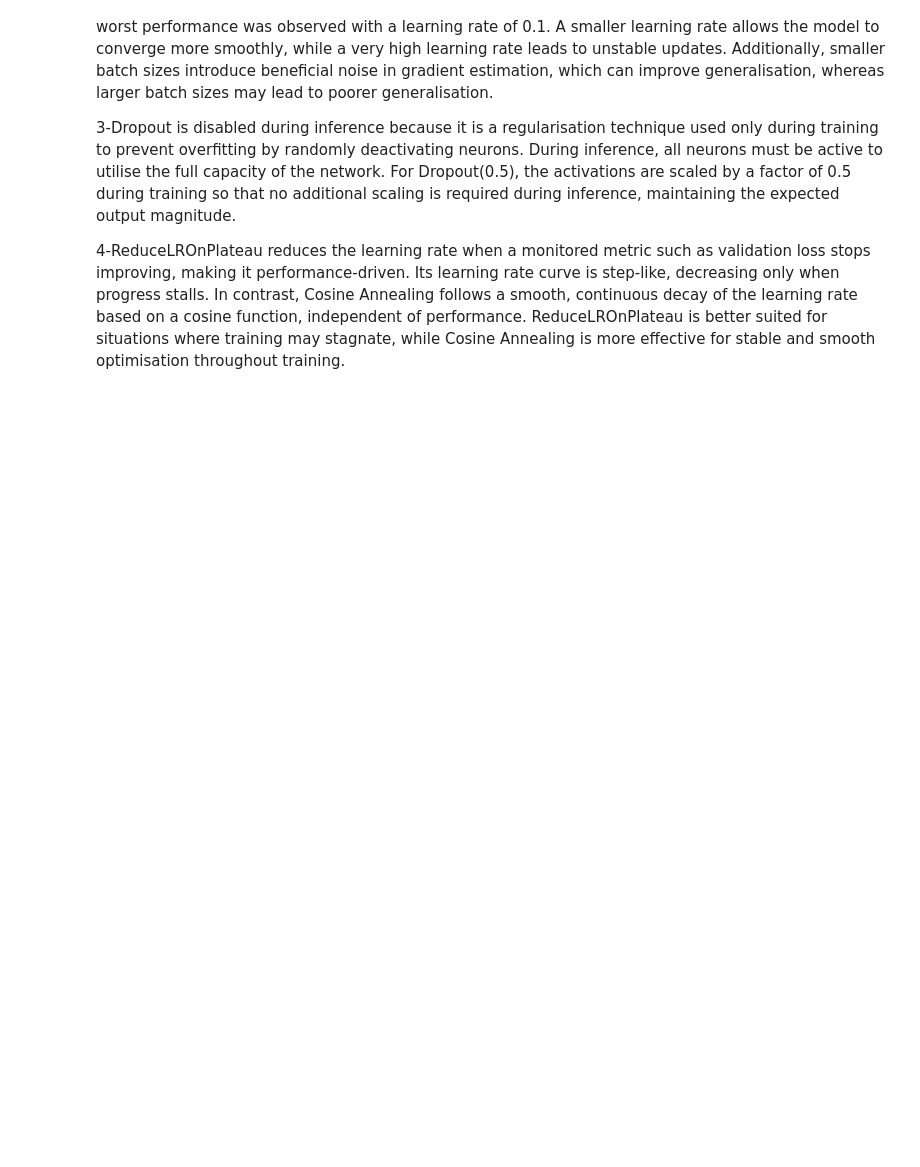
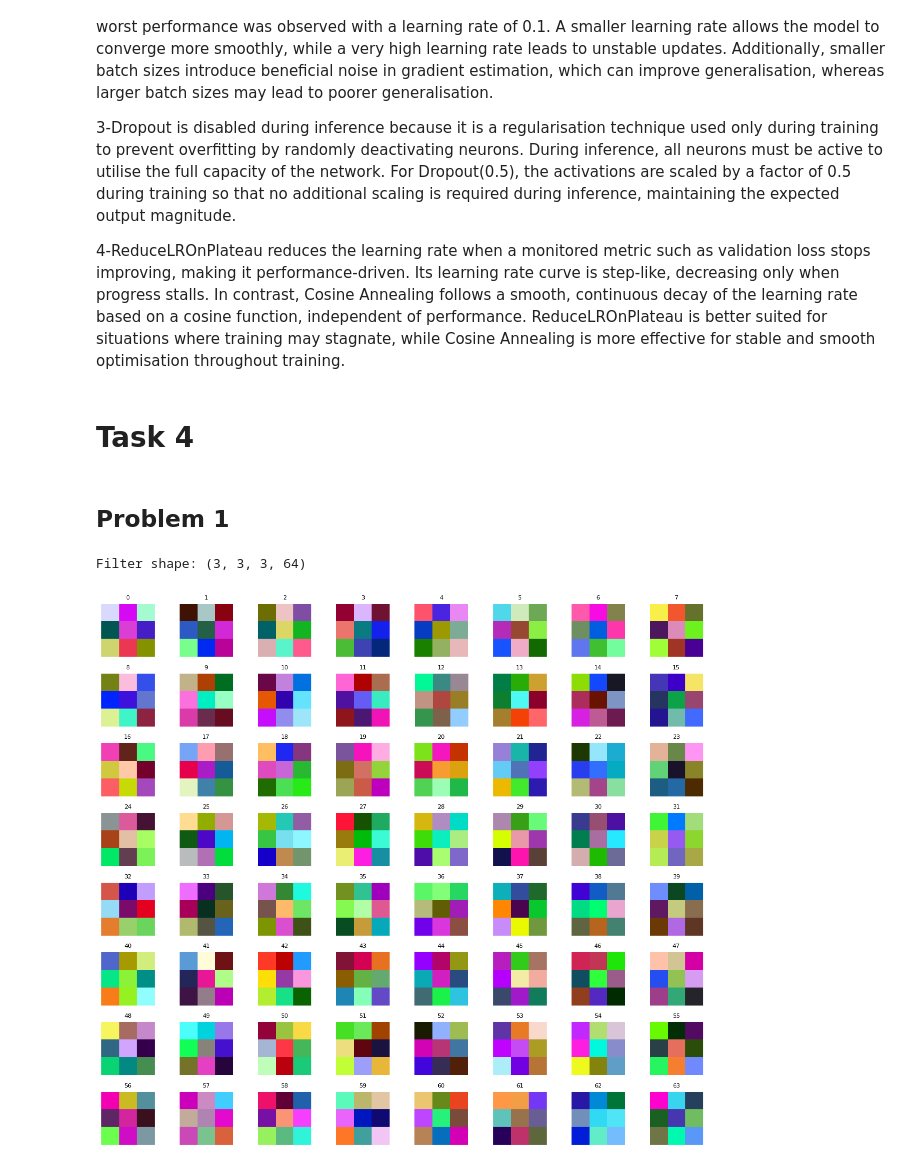
Before and after one commit to Aditya-Developer911a2/CNN-Lab-RGIPT, a Jupyter notebook: 24it3003_AdityaKumarSingh_CNN_Lab .ipynb, the cells around one changed output. Drawn from its saved outputs; the diff is of its cells as text; code cells hidden in the pictures; blank space fills up the shorter version.

Commit message:
Task 4 completed

```diff
--- a/24it3003_AdityaKumarSingh_CNN_Lab .ipynb
+++ b/24it3003_AdityaKumarSingh_CNN_Lab .ipynb
@@ -921,3 +1015,53 @@ ReduceLROnPlateau reduces the learning rate when validation loss stops improving
 
 
 4-ReduceLROnPlateau reduces the learning rate when a monitored metric such as validation loss stops improving, making it performance-driven. Its learning rate curve is step-like, decreasing only when progress stalls. In contrast, Cosine Annealing follows a smooth, continuous decay of the learning rate based on a cosine function, independent of performance. ReduceLROnPlateau is better suited for situations where training may stagnate, while Cosine Annealing is more effective for stable and smooth optimisation throughout training.
+# %% [markdown]
+# Task 4
+# %% [markdown]
+## Problem 1
+# %%
+# Get first Conv layer
+first_conv = None
+
+for layer in model_cifar.layers:
+    if isinstance(layer, tf.keras.layers.Conv2D):
+        first_conv = layer
+        break
+
+# Extract weights
+filters = first_conv.get_weights()[0]   # shape: (K, K, C_in, C_out)
+
+print("Filter shape:", filters.shape)
+# %% [output]
+Filter shape: (3, 3, 3, 64)
+# %%
+import numpy as np
+
+# Normalize each filter separately
+filters_min = filters.min(axis=(0,1,2), keepdims=True)
+filters_max = filters.max(axis=(0,1,2), keepdims=True)
+
+filters_norm = (filters - filters_min) / (filters_max - filters_min + 1e-8)
+# %%
+import matplotlib.pyplot as plt
+
+num_filters = filters.shape[-1]
+
+cols = 8
+rows = num_filters // cols + 1
+
+plt.figure(figsize=(12, 12))
+
+for i in range(num_filters):
+    f = filters_norm[:, :, :, i]
+
+    plt.subplot(rows, cols, i+1)
+    plt.imshow(f)
+    plt.title(f"{i}", fontsize=8)
+    plt.axis('off')
+
+plt.tight_layout()
+plt.savefig("conv1_filters.png")
+plt.show()
+# %% [output]
+[figure, added]
```
Also changed, not shown: parts of 56 cells of this notebook.
